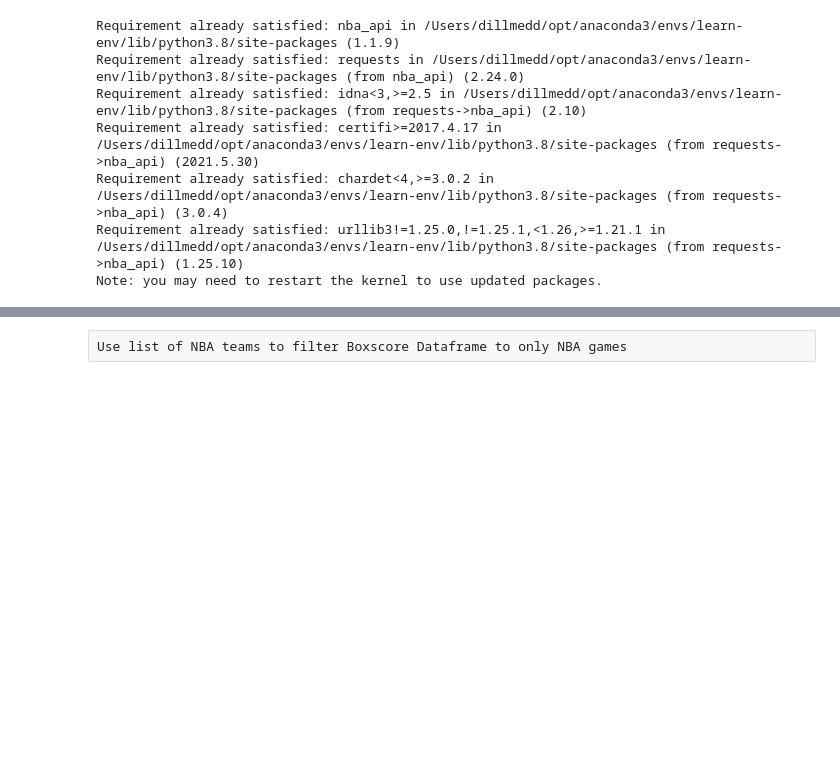
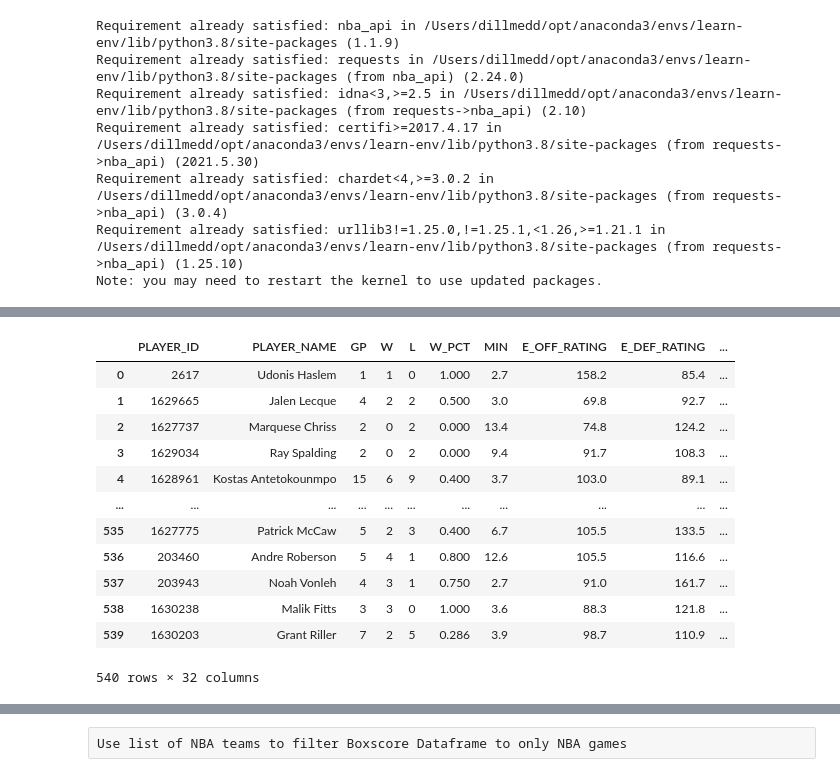
Before and after one commit to dmedd98/nba_game_predictor, a Jupyter notebook: Web scrape and original data cleaning.ipynb, the cells around one changed output, grey strips where cells are left out. Drawn from its saved outputs; the diff is of its cells as text; code cells hidden in the pictures; blank space fills up the shorter version.

```diff
--- a/Web scrape and original data cleaning.ipynb
+++ b/Web scrape and original data cleaning.ipynb
@@ -40,0 +43,19 @@ career.get_data_frames()[0]
+# %%
+from nba_api.stats.endpoints import playerestimatedmetrics
+
+player = playerestimatedmetrics.PlayerEstimatedMetrics(season='2020-21')
+player.get_data_frames()[0]
+# %% [output]
+|  | PLAYER_ID | PLAYER_NAME | GP | W | L | W_PCT | MIN | E_OFF_RATING | E_DEF_RATING | ... |
+| 0 | 2617 | Udonis Haslem | 1 | 1 | 0 | 1.000 | 2.7 | 158.2 | 85.4 | ... |
+| 1 | 1629665 | Jalen Lecque | 4 | 2 | 2 | 0.500 | 3.0 | 69.8 | 92.7 | ... |
+| 2 | 1627737 | Marquese Chriss | 2 | 0 | 2 | 0.000 | 13.4 | 74.8 | 124.2 | ... |
+| 3 | 1629034 | Ray Spalding | 2 | 0 | 2 | 0.000 | 9.4 | 91.7 | 108.3 | ... |
+| 4 | 1628961 | Kostas Antetokounmpo | 15 | 6 | 9 | 0.400 | 3.7 | 103.0 | 89.1 | ... |
+| ... | ... | ... | ... | ... | ... | ... | ... | ... | ... | ... |
+| 535 | 1627775 | Patrick McCaw | 5 | 2 | 3 | 0.400 | 6.7 | 105.5 | 133.5 | ... |
+| 536 | 203460 | Andre Roberson | 5 | 4 | 1 | 0.800 | 12.6 | 105.5 | 116.6 | ... |
+| 537 | 203943 | Noah Vonleh | 4 | 3 | 1 | 0.750 | 2.7 | 91.0 | 161.7 | ... |
+| 538 | 1630238 | Malik Fitts | 3 | 3 | 0 | 1.000 | 3.6 | 88.3 | 121.8 | ... |
+| 539 | 1630203 | Grant Riller | 7 | 2 | 5 | 0.286 | 3.9 | 98.7 | 110.9 | ... |
+540 rows × 32 columns
```
Also changed, not shown: parts of 3 cells of this notebook, 20 other files.
